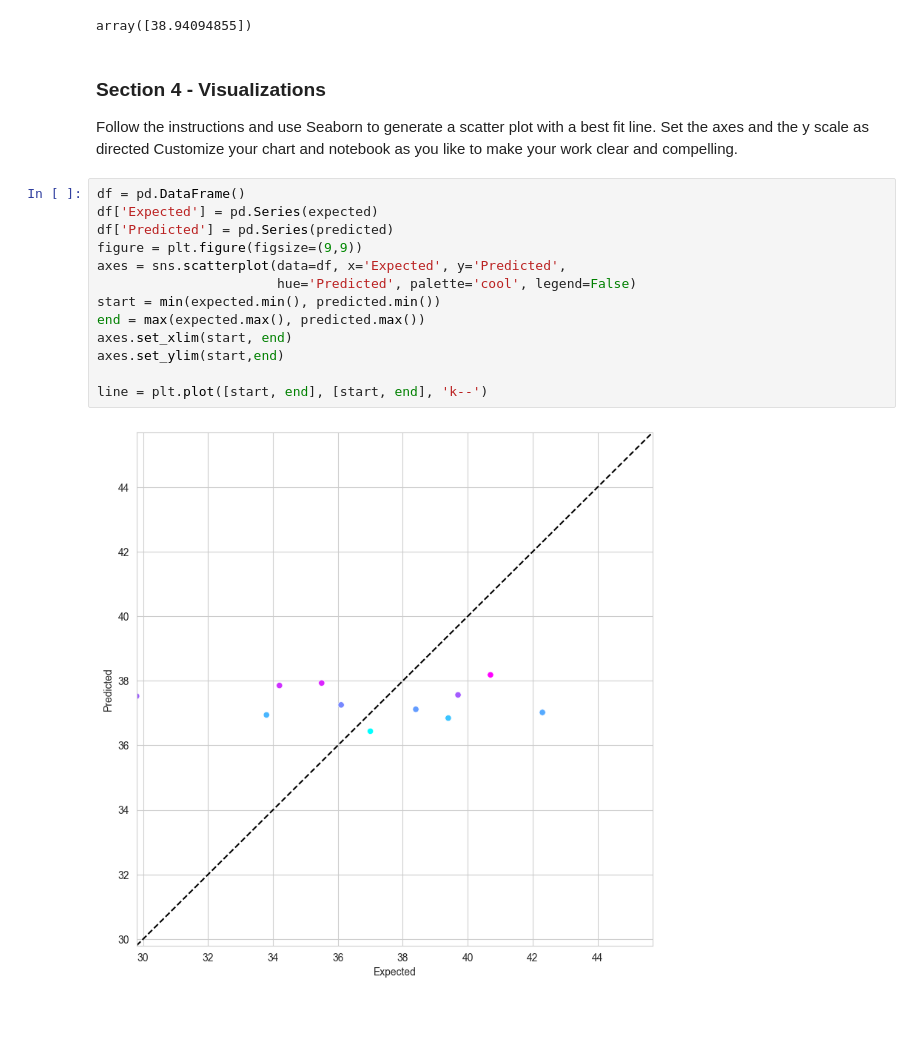
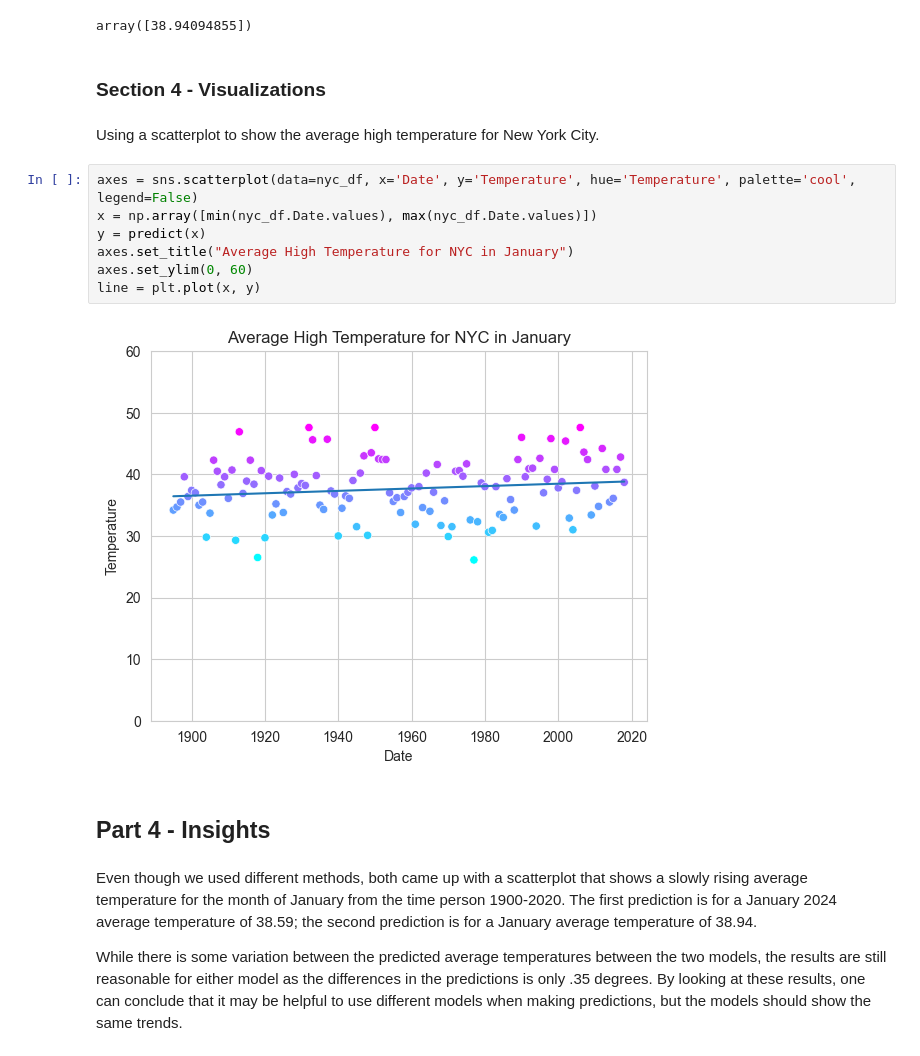
Before and after one commit to sapapesh/datafun-07-ml, a Jupyter notebook: showard_ml.ipynb, the cells around one changed output. Cells and saved outputs as stored; diff of their text form; blank space fills up the shorter version.

```diff
--- a/showard_ml.ipynb
+++ b/showard_ml.ipynb
@@ -208,23 +210,22 @@ predict = (lambda x: m * x + b)
 predict(2024)
 # %% [output]
 array([38.94094855])
-# %% [markdown]
-### Section 4 - Visualizations
-Follow the instructions and use Seaborn to generate a scatter plot with a best fit line.
-Set the axes and the y scale as directed
-Customize your chart and notebook as you like to make your work clear and compelling.
-# %%
-df = pd.DataFrame()
-df['Expected'] = pd.Series(expected)
-df['Predicted'] = pd.Series(predicted)
-figure = plt.figure(figsize=(9,9))
-axes = sns.scatterplot(data=df, x='Expected', y='Predicted',
-                       hue='Predicted', palette='cool', legend=False)
-start = min(expected.min(), predicted.min())
-end = max(expected.max(), predicted.max())
-axes.set_xlim(start, end)
-axes.set_ylim(start,end)
-
-line = plt.plot([start, end], [start, end], 'k--')
-# %% [output]
-[figure, removed]
+# %% [markdown]
+### Section 4 - Visualizations
+# %% [markdown]
+Using a scatterplot to show the average high temperature for New York City.
+# %%
+axes = sns.scatterplot(data=nyc_df, x='Date', y='Temperature', hue='Temperature', palette='cool', legend=False)
+x = np.array([min(nyc_df.Date.values), max(nyc_df.Date.values)])
+y = predict(x)
+axes.set_title("Average High Temperature for NYC in January")
+axes.set_ylim(0, 60)
+line = plt.plot(x, y)
+# %% [output]
+[figure, added]
+# %% [markdown]
+## Part 4 - Insights
+# %% [markdown]
+Even though we used different methods, both came up with a scatterplot that shows a slowly rising average temperature for the month of January from the time person 1900-2020.  The first prediction is for a January 2024 average temperature of 38.59; the second prediction is for a January average temperature of 38.94.
+
+While there is some variation between the predicted average temperatures between the two models, the results are still reasonable for either model as the differences in the predictions is only .35 degrees. By looking at these results, one can conclude that it may be helpful to use different models when making predictions, but the models should show the same trends.
```
Also changed, not shown: parts of 27 cells of this notebook.
